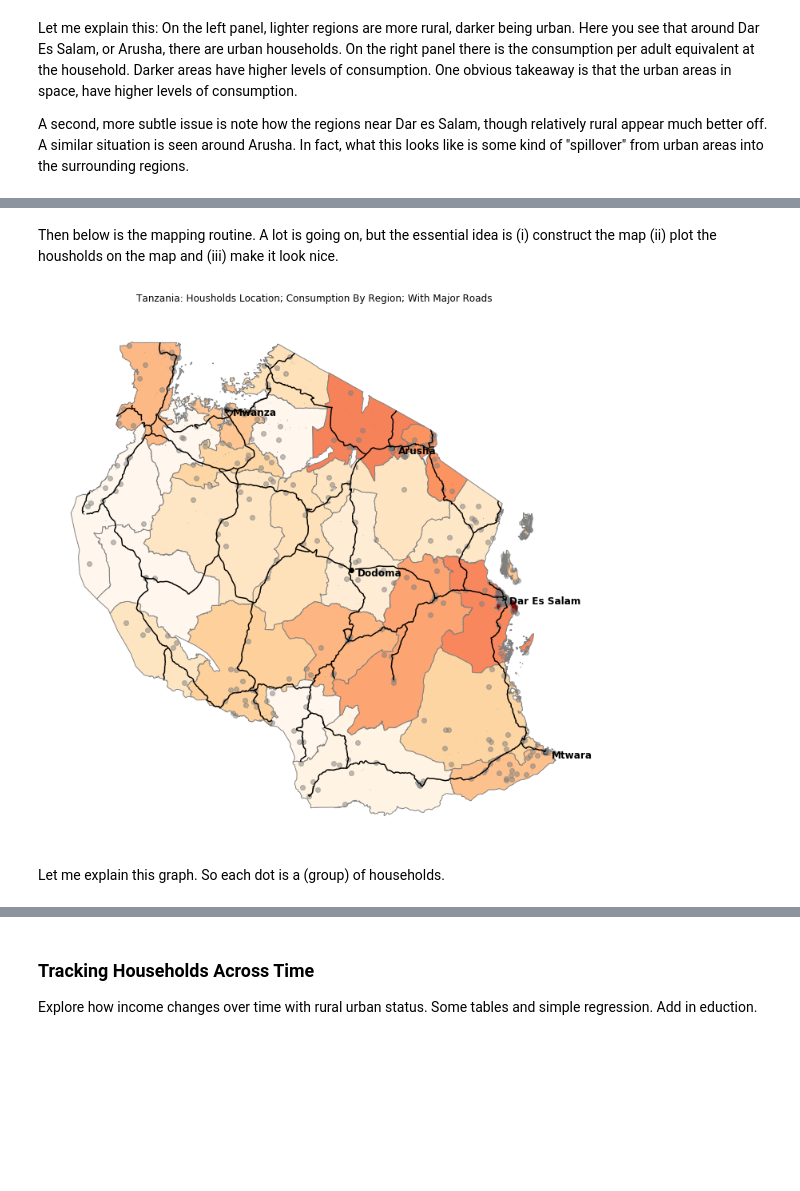
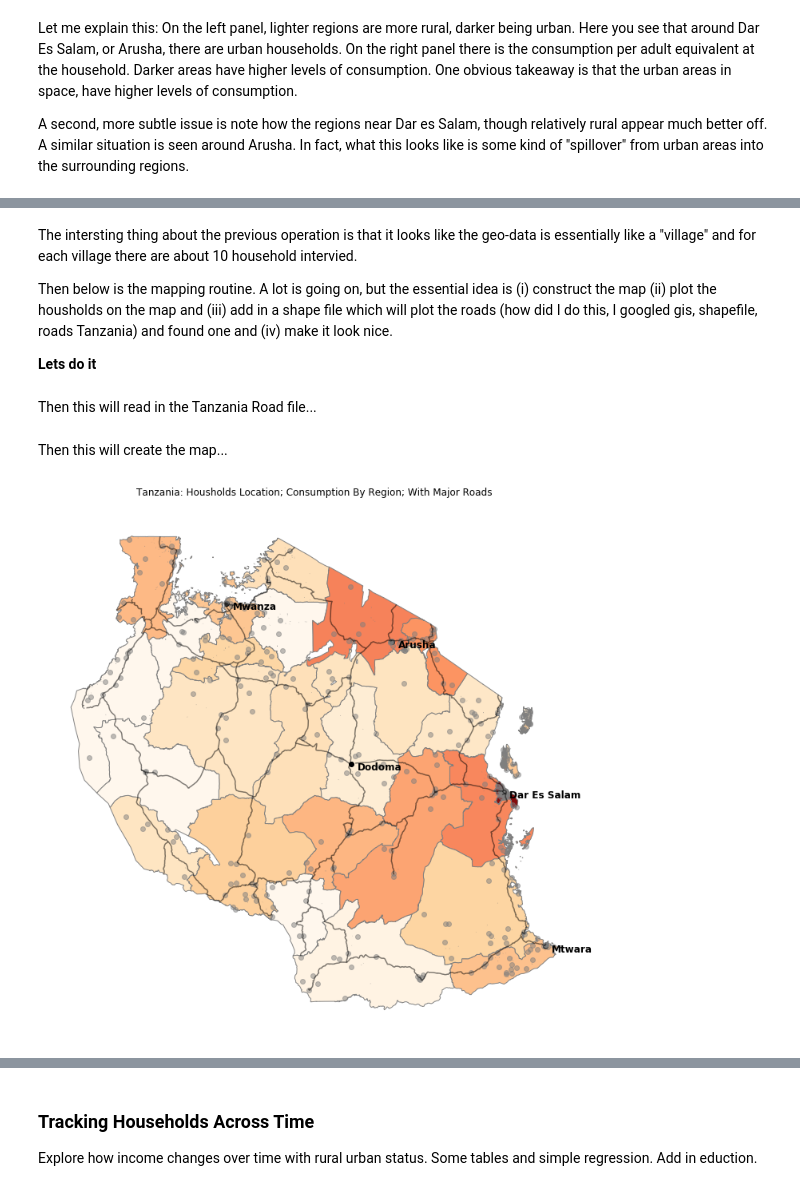
Before and after one commit to mwaugh0328/Data_Bootcamp_Final_Project, a Jupyter notebook: Waugh_Final_Project.ipynb, the cells around one changed output, grey strips where cells are left out. Drawn from its saved outputs; the diff is of its cells as text; code cells hidden in the pictures; blank space fills up the shorter version.

```diff
--- a/Waugh_Final_Project.ipynb
+++ b/Waugh_Final_Project.ipynb
@@ -279,11 +307,11 @@ cons_gap_mean = []
 cons_gap_median = []
 
 for var in years:
-    cons_gap_mean.append(tanz[(tanz["urban" + var]== "Urban") & ( tanz["urban" + var]== "Urban")]["cons" + var].mean() /
-                 tanz[(tanz["urban"+ var]== "Rural") & ( tanz["urban" + var]== "Rural")]["cons" + var].mean() )
+    cons_gap_mean.append(tanz[(tanz["urban" + var]== "Urban") ]["cons" + var].mean() /
+                 tanz[(tanz["urban"+ var]== "Rural") ]["cons" + var].mean() )
 
-    cons_gap_median.append(tanz[(tanz["urban" + var]== "Urban") & ( tanz["urban" + var]== "Urban")]["cons" + var].median() /
-                 tanz[(tanz["urban"+ var]== "Rural") & ( tanz["urban" + var]== "Rural")]["cons" + var].median() )
+    cons_gap_median.append(tanz[(tanz["urban" + var]== "Urban")]["cons" + var].median() /
+                 tanz[(tanz["urban"+ var]== "Rural") ]["cons" + var].median() )
 
 cons_gap_mean = pd.DataFrame(cons_gap_mean)
 cons_gap_median = pd.DataFrame(cons_gap_median)
@@ -327,0 +358,10 @@ size = 0.50*grouped["hhweight"+ year].mean() # How important different regions a
+# %%
+grouped = tanz.groupby([("region" + year), "urban" + year]) # Groupby region and year
+
+reg_gap = grouped["cons" + year].mean() #/ grouped["adulteq"+ year].sum() # Average consumption
+
+reg_gap = reg_gap.unstack(level=-1)
+
+reg_wage_gap =  reg_gap["Urban"] / reg_gap["Rural"]
+
+#reg_wage_gap.head()
@@ -328,10 +370,10 @@ size = 0.50*grouped["hhweight"+ year].mean() # How important different regions a
+# %%
+region_data = pd.concat([avg_reg_cons, frac_urban, reg_wage_gap], axis = 1) # Create a dataframe
+
+region_data.columns = ["avg_reg_cons", "frac_urban", "reg_wage_gap"] # rename the columns so this makesense
 # %% [markdown]
 Then I'm going to regress consumption on the urban share of each region. The reason I'm doing this is so I can generate a best fit line plot on top of our scatter plot. After the discussion of the graph, I'll discuss the results as well.
 # %%
-region_data = pd.concat([avg_reg_cons, frac_urban], axis = 1) # Create a dataframe
-
-region_data.columns = ["avg_reg_cons", "frac_urban"] # rename the columns so this makesense
-
 results = smf.ols('''avg_reg_cons ~ frac_urban''',
                   data= region_data).fit()  # Then use stats models to estimate the linear relationship
 # %%
@@ -553,5 +626,9 @@ lat_lon_house = list(zip(cnt.lon_modified, cnt.lat_modified))
 # %% [markdown]
-Then below is the mapping routine. A lot is going on, but the essential idea is (i) construct the map (ii) plot the housholds on the map and (iii) make it look nice.
+The intersting thing about the previous operation is that it looks like the geo-data is essentially like a "village" and for each village there are about 10 household intervied.
+
+Then below is the mapping routine. A lot is going on, but the essential idea is (i) construct the map (ii) plot the housholds on the map and (iii) add in a shape file which will plot the roads (how did I do this, I googled gis, shapefile, roads Tanzania) and found one and (iv) make it look nice.
+
+**Lets do it**
 # %%
 hhdata = gpd.GeoDataFrame()
 hhdata['geometry'] = None
@@ -573,6 +652,8 @@ for var in lat_lon_house:
     hhdata.loc[count,'geometry'] = point # populate
 
     count = count + 1 # update counter
+# %% [markdown]
+Then this will read in the Tanzania Road file...
 # %%
 path = "C:\\Users\\mwaugh.NYC-STERN\\Dropbox\\NYU TEACHING\\Data Boot Camp Fall 2017"
 roads_shape = path + "\\Tanzania_Roads.shx"
@@ -580,6 +661,8 @@ roads_shape = path + "\\Tanzania_Roads.shx"
 # This will read in the shape file...there is some odd dependencies, also note the way the backslashes are operateing.
 
 roads_map = gpd.read_file(roads_shape)
+# %% [markdown]
+Then this will create the map...
 # %%
 fig, ax = plt.subplots(figsize = (12,12))
 
@@ -587,38 +670,38 @@ fig, ax = plt.subplots(figsize = (12,12))
 
 tanz_map.plot(ax = ax, edgecolor='tab:grey', column='log_cons', cmap='OrRd', alpha = 0.95)
 
-roads_map.plot(ax = ax, color = 'k')
+roads_map.plot(ax = ax, color = 'k', alpha = 0.5)
+## This adds the roads
 
 newdata.plot(ax = ax, color = 'k')
 
 hhdata.plot(ax = ax, color = 'tab:grey', alpha = 0.5)
+## Plot the housholds on top of this...
 
 ######################################################################################
 # populate with the city names
 count = 0
 for var in coordinates:
 
     citynames[count]
 
     ax.text(var[0]+0.15,var[1] -0.15,citynames[count], fontsize = 12, fontweight = "bold")
 
     count = count + 1
 
 ######################################################################################
 # Make it look preety...
 
 ax.spines["right"].set_visible(False)
 ax.spines["top"].set_visible(False)
 ax.spines["left"].set_visible(False)
 ax.spines["bottom"].set_visible(False)
 
 ax.get_xaxis().set_visible(False)
 ax.get_yaxis().set_visible(False)
 
 ax.set_title("Tanzania: Housholds Location; Consumption By Region; With Major Roads\n")
 
 plt.show()
 # %% [output]
-[figure, old version]
+[figure, new version]
-# %% [markdown]
-Let me explain this graph. So each dot is a (group) of households.
```
Also changed, not shown: parts of 24 cells of this notebook, 1 other file.
